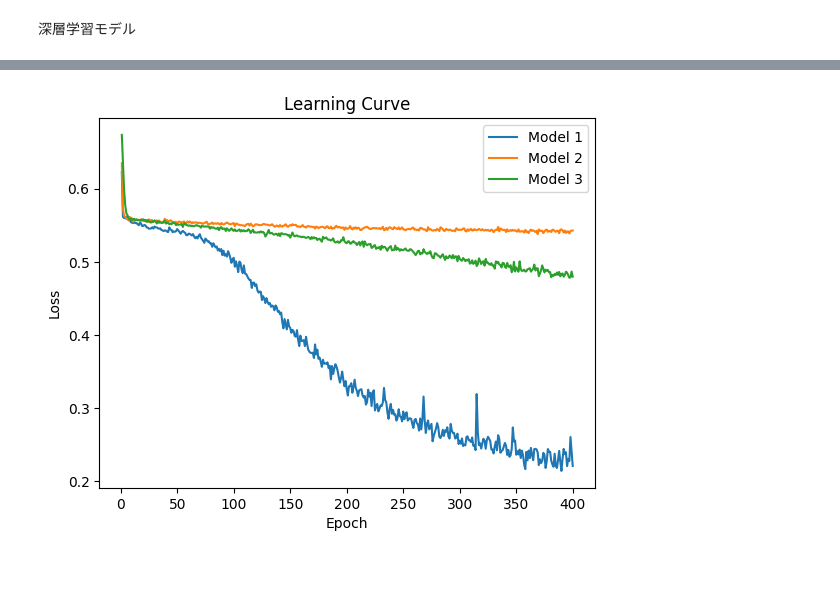
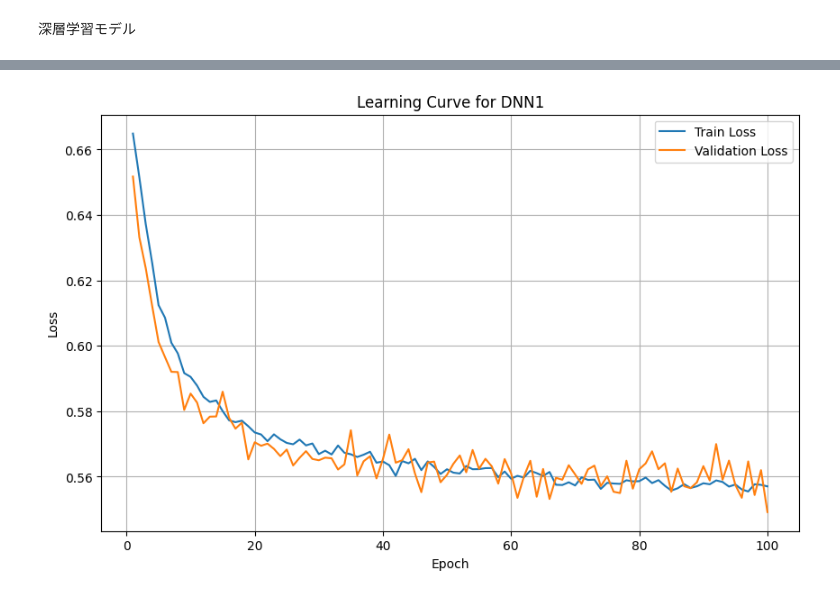
Before and after one commit to KasaharaGen/DengueFeverdetection, a Jupyter notebook: src/ensanble_model/stack.ipynb, the cells around one changed output, grey strips where cells are left out. Cells and saved outputs as stored; diff of their text form; code cells hidden in the pictures; blank space fills up the shorter version.

```diff
--- a/src/ensanble_model/stack.ipynb
+++ b/src/ensanble_model/stack.ipynb
@@ -33,10 +30,13 @@ df.head()
 X=df.drop(columns='dengue',axis=1).values
 y=df['dengue'].values
 
-X_train, X_test, y_train, y_test = train_test_split(X, y, test_size=0.2, random_state=42)
+X_train, X_test, y_train, y_test = train_test_split(X, y, test_size=0.2,random_state=42)
+X_train, X_val, y_train, y_val = train_test_split(X_train, y_train, test_size=0.1,random_state=42)
 
 #torchテンソルに変換
 X_train_tensor = torch.tensor(X_train, dtype=torch.float32)
 y_train_tensor = torch.tensor(y_train, dtype=torch.float32)
 X_test_tensor = torch.tensor(X_test, dtype=torch.float32)
 y_test_tensor = torch.tensor(y_test, dtype=torch.float32)
+X_val_tensor = torch.tensor(X_val, dtype=torch.float32)
+y_val_tensor = torch.tensor(y_val, dtype=torch.float32)
@@ -233,43 +137,76 @@ optimizers = [DNN_1_optim,DNN_2_optim,Attention_optim]
+# %%
+train_dataset = torch.utils.data.TensorDataset(X_train_tensor, y_train_tensor)
+train_loader = torch.utils.data.DataLoader(dataset=train_dataset, batch_size=64, shuffle=True)
+
+train_losses_per_model = []
+
+val_dataset = torch.utils.data.TensorDataset(X_val_tensor, y_val_tensor)
+val_loader = torch.utils.data.DataLoader(dataset=val_dataset, batch_size=64, shuffle=True)
+
+val_losses_per_model = []
 # %%
-num_epochs = 400
-batch_size = 128
-train_dataset = torch.utils.data.TensorDataset(X_train_tensor, y_train_tensor)
-train_loader = torch.utils.data.DataLoader(dataset=train_dataset, batch_size=batch_size, shuffle=True)
+#DNN1の学習
+num_epochs = 100
 
+print(f"Training model: DNN1")
+
+DNN_1.train()
+train_losses = []
+val_losses = []
 train_losses_per_model = []
 
-for model_idx, (model, criterion, optimizer) in enumerate(zip(models, criterions, optimizers)):
-    model.train()
-    train_losses = []  # 現在のモデルの損失を記録
-    print(f"Training model {model_idx + 1}/{len(models)}")
+for epoch in range(num_epochs):
+    epoch_train_loss = 0
+    epoch_val_loss = 0
 
-    for epoch in range(num_epochs):
-        epoch_loss = 0
-        for X_batch, y_batch in train_loader:
-            X_batch, y_batch = X_batch.to(device), y_batch.to(device)
 
-            optimizer.zero_grad()
+    for X_batch, y_batch in train_loader:
+        X_batch, y_batch = X_batch.to(device), y_batch.to(device)
 
-            outputs = model(X_batch).squeeze()
-            loss = criterion(outputs, y_batch)
+        DNN_1_optim.zero_grad()
 
-            loss.backward()
-            optimizer.step()
+        outputs = DNN_1(X_batch).squeeze()
+        loss = criterion(outputs, y_batch)
 
-            epoch_loss += loss.item()
+        loss.backward()
+        DNN_1_optim.step()
 
-        avg_loss = epoch_loss / len(train_loader)
-        train_losses.append(avg_loss)
-        print(f'Epoch [{epoch+1}/{num_epochs}], Loss: {avg_loss:.4f}')
+        epoch_train_loss += loss.item()
 
-    train_losses_per_model.append(train_losses)
+    avg_train_loss = epoch_train_loss / len(train_loader)
+    train_losses.append(avg_train_loss)
 
-# 学習曲線
-for model_idx, losses in enumerate(train_losses_per_model):
-    plt.plot(range(1, num_epochs + 1), losses, label=f'Model {model_idx + 1}')
+
+    if val_loader is not None:
+        DNN_1.eval()
+        with torch.no_grad():
+            for X_val, y_val in val_loader:
+                X_val, y_val = X_val.to(device), y_val.to(device)
+                val_outputs = DNN_1(X_val).squeeze()
+                val_loss = criterion(val_outputs, y_val)
+                epoch_val_loss += val_loss.item()
+
+        avg_val_loss = epoch_val_loss / len(val_loader)
+        val_losses.append(avg_val_loss)
+        DNN_1.train()
+
+    if val_loader is not None:
+        print(f"Epoch [{epoch+1}/{num_epochs}], Train Loss: {avg_train_loss:.4f}, Val Loss: {avg_val_loss:.4f}")
+    else:
+        print(f"Epoch [{epoch+1}/{num_epochs}], Train Loss: {avg_train_loss:.4f}")
+
+
+train_losses_per_model.append([train_losses])
+
+
+plt.figure(figsize=(10, 6))
+plt.plot(range(1, num_epochs + 1), train_losses, label='Train Loss')
+if val_losses:
+    plt.plot(range(1, num_epochs + 1), val_losses, label='Validation Loss')
 plt.xlabel('Epoch')
 plt.ylabel('Loss')
-plt.title('Learning Curve')
+plt.title('Learning Curve for DNN1')
 plt.legend()
+plt.grid()
 plt.show()
 # %% [output]
@@ -293 +230 @@ Epoch [400/400], Loss: 0.4797
-[figure, old version]
+[figure, new version]
```
Also changed, not shown: parts of 17 cells of this notebook, 3 other files.
